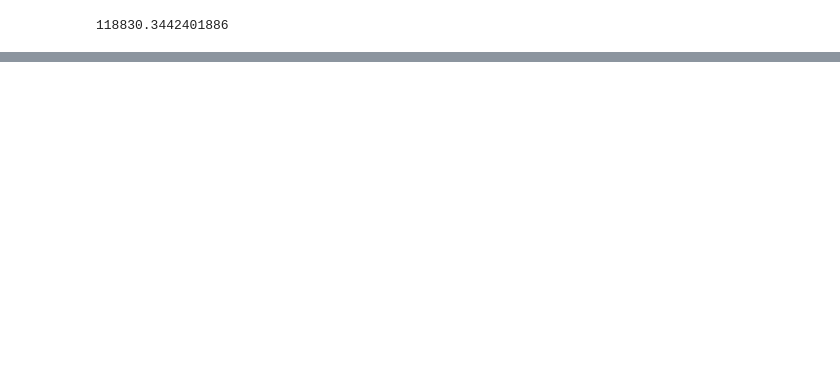
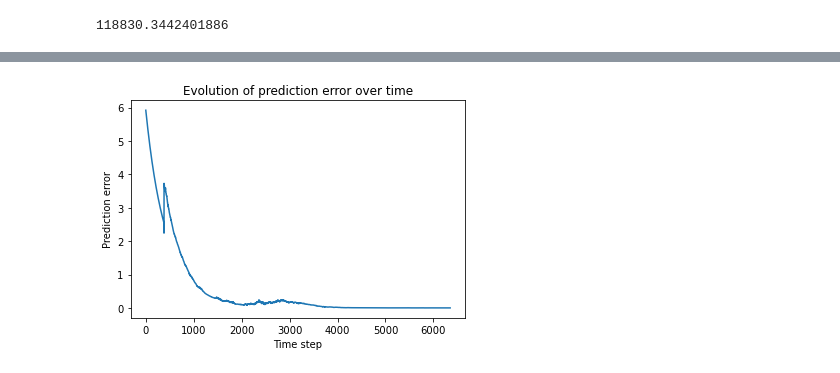
Before and after one commit to nunonuno7/Stock-Market-Bot, a Jupyter notebook: Stock Market Bot.ipynb, the cells around one changed output, grey strips where cells are left out. Saved outputs shown, nothing was run; the diff lists cells and outputs as text; code cells hidden in the pictures; blank space fills up the shorter version.

```diff
--- a/Stock Market Bot.ipynb
+++ b/Stock Market Bot.ipynb
@@ -13,18 +14,24 @@ class linearRegression:
         self.b = np.zeros(dim[1])
         self.historical_cost = []
 
+    def train(self, X, Y, learning_rate=0.001):
 
-    def train(self, X, Y, learning_rate = 0.01):
-        pred = self.predict(X)
-        n_val = np.prod(Y.shape)
+        # Normalize
+        X_norm = (X - X.mean()) / X.std()
+        Y_norm = (Y - Y.mean()) / Y.std()
 
-        gW = 2 * X.T.dot(pred - Y) / n_val
-        gb = 2 * (pred - Y).sum(axis=0) / n_val
+        # Make predictions and calculate gradients
+        pred = self.predict(X_norm)
+        n_val = np.prod(Y_norm.shape)
+        gW = 2 * X_norm.T.dot(pred - Y_norm) / n_val
+        gb = 2 * (pred - Y_norm).sum(axis=0) / n_val
 
+        # Update weights and biases
         self.W -= learning_rate * gW
         self.b -= learning_rate * gb
 
-        self.prediction_error = np.mean((pred - Y)**2)
+        # Calculate prediction error and add to historical cost
+        self.prediction_error = np.mean((pred - Y_norm)**2)
         self.historical_cost.append(self.prediction_error)
 
 
@@ -84,5 +91,5 @@ def train(agent, market , itr):
 
     return market.get_episode_value()
 # %%
-train(smartagent,train_env,2)
+train(smartagent,train_env,1)
 # %% [output]
@@ -137,0 +162,9 @@ Tivemos um resultado 2.4x melhor (+140 %)
+# %%
+time_steps = range(len(smartagent.model.historical_cost))
+plt.plot(time_steps, smartagent.model.historical_cost)
+plt.xlabel('Time step')
+plt.ylabel('Prediction error')
+plt.title('Evolution of prediction error over time')
+plt.show()
+# %% [output]
+[figure, added]
```
Also changed, not shown: parts of 5 cells of this notebook, 1 other file.
